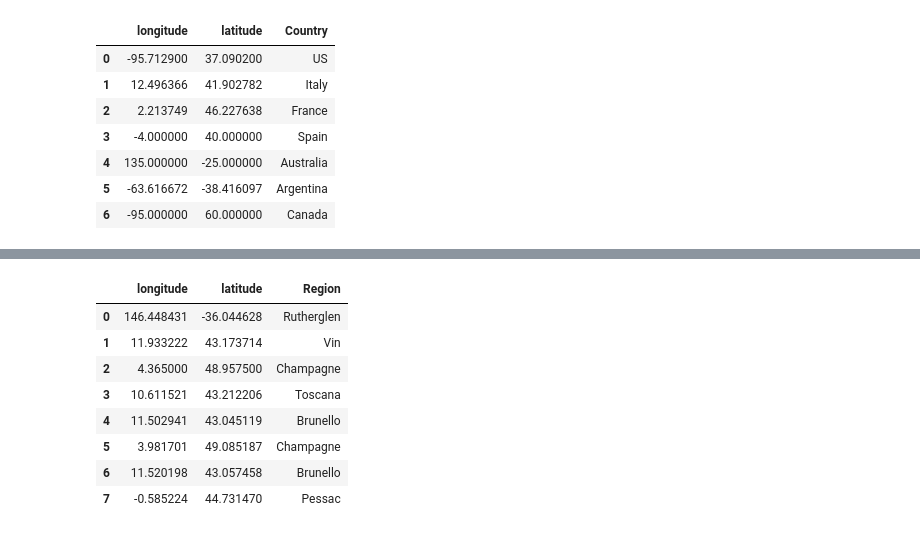
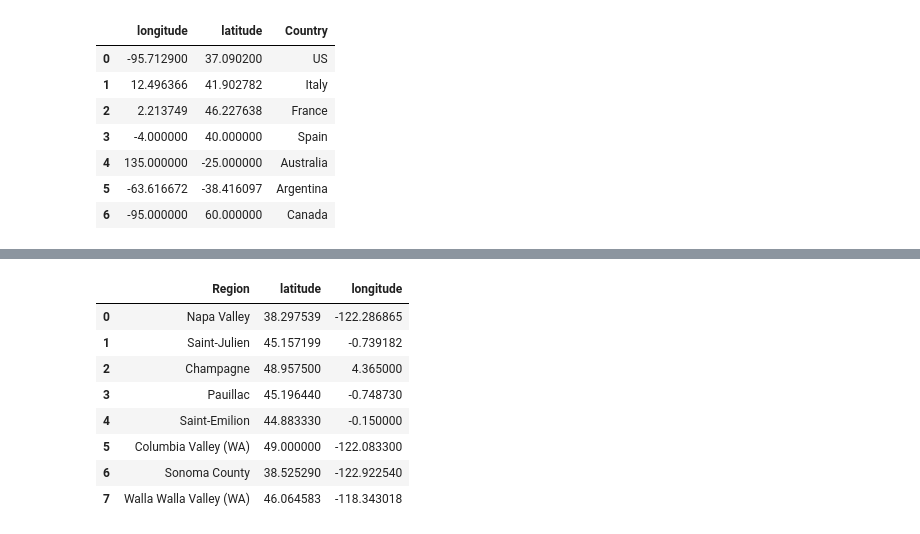
Before and after one commit to carojasp12/Sip-by-Sip, a Jupyter notebook: Code/Sip-by-Sip.ipynb, the cells around one changed output, grey strips where cells are left out. Cells and saved outputs as stored; diff of their text form; code cells hidden in the pictures.

```diff
--- a/Code/Sip-by-Sip.ipynb
+++ b/Code/Sip-by-Sip.ipynb
@@ -222,19 +217,21 @@ highest_points_df
 # %%
-#create coordinates df
-high_region_coordinates = {'longitude': [146.448431, 11.933222, 4.365000, 10.611521, 11.502941, 3.981701, 11.520198, -0.585224],
-                          'latitude': [ -36.044628, 43.173714, 48.957500, 43.212206, 43.045119, 49.085187, 43.057458, 44.731470],
-                            'Region': ['Rutherglen', 'Vin', 'Champagne', 'Toscana', 'Brunello', 'Champagne', 'Brunello', 'Pessac']}
+#create df for highest rated wines
+high_region_coordinates = {'Region': ['Napa Valley', 'Saint-Julien', 'Champagne', 'Pauillac',
+                                       'Saint-Emilion', 'Columbia Valley (WA)',
+                                       'Sonoma County', 'Walla Walla Valley (WA)'],
+                                       'latitude': [38.297539, 45.15719931429095, 48.957500,45.19644,44.88333000, 49.0000,38.52529000,46.064583],
+                                    'longitude': [ -122.286865,  -0.7391816604296135, 4.365000,-0.74873,-0.15000000, -122.0833,-122.92254000, -118.343018]}
 
 high_region_coordinates_df= pd.DataFrame(high_region_coordinates)
 
 high_region_coordinates_df
 # %% [output]
-|  | longitude | latitude | Region |
-| 0 | 146.448431 | -36.044628 | Rutherglen |
-| 1 | 11.933222 | 43.173714 | Vin |
-| 2 | 4.365000 | 48.957500 | Champagne |
-| 3 | 10.611521 | 43.212206 | Toscana |
-| 4 | 11.502941 | 43.045119 | Brunello |
-| 5 | 3.981701 | 49.085187 | Champagne |
-| 6 | 11.520198 | 43.057458 | Brunello |
-| 7 | -0.585224 | 44.731470 | Pessac |
+|  | Region | latitude | longitude |
+| 0 | Napa Valley | 38.297539 | -122.286865 |
+| 1 | Saint-Julien | 45.157199 | -0.739182 |
+| 2 | Champagne | 48.957500 | 4.365000 |
+| 3 | Pauillac | 45.196440 | -0.748730 |
+| 4 | Saint-Emilion | 44.883330 | -0.150000 |
+| 5 | Columbia Valley (WA) | 49.000000 | -122.083300 |
+| 6 | Sonoma County | 38.525290 | -122.922540 |
+| 7 | Walla Walla Valley (WA) | 46.064583 | -118.343018 |
```
Also changed, not shown: parts of 28 cells of this notebook, 1 other file.
